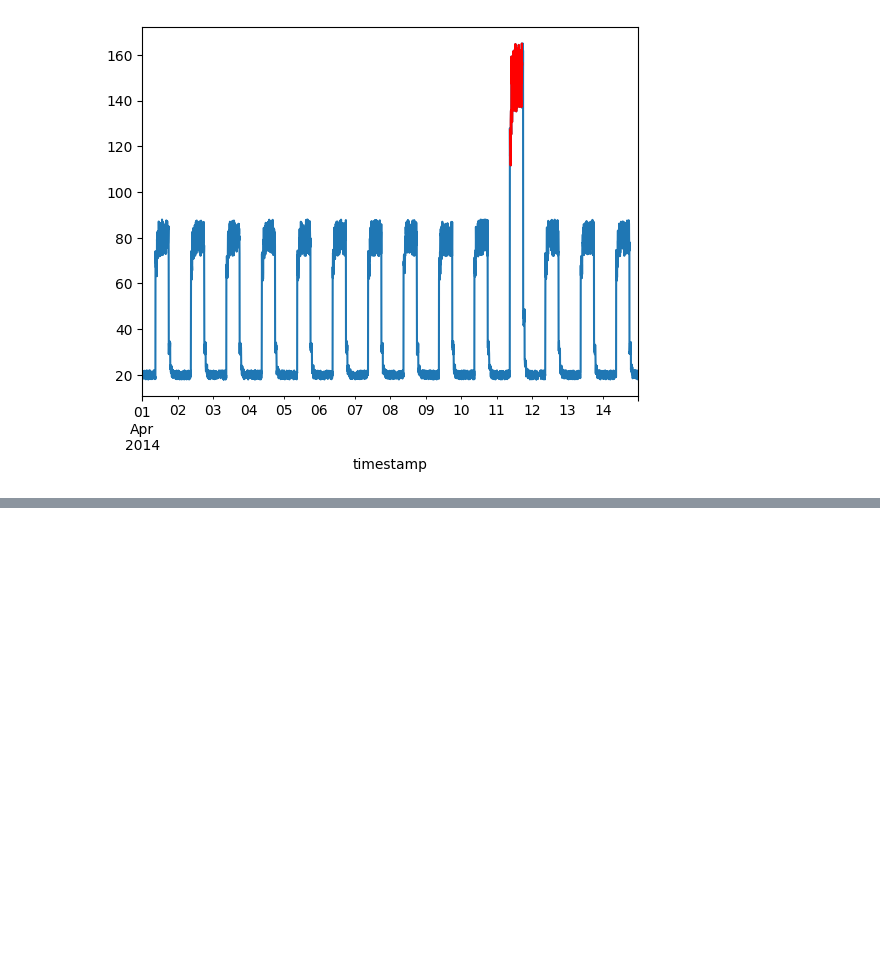
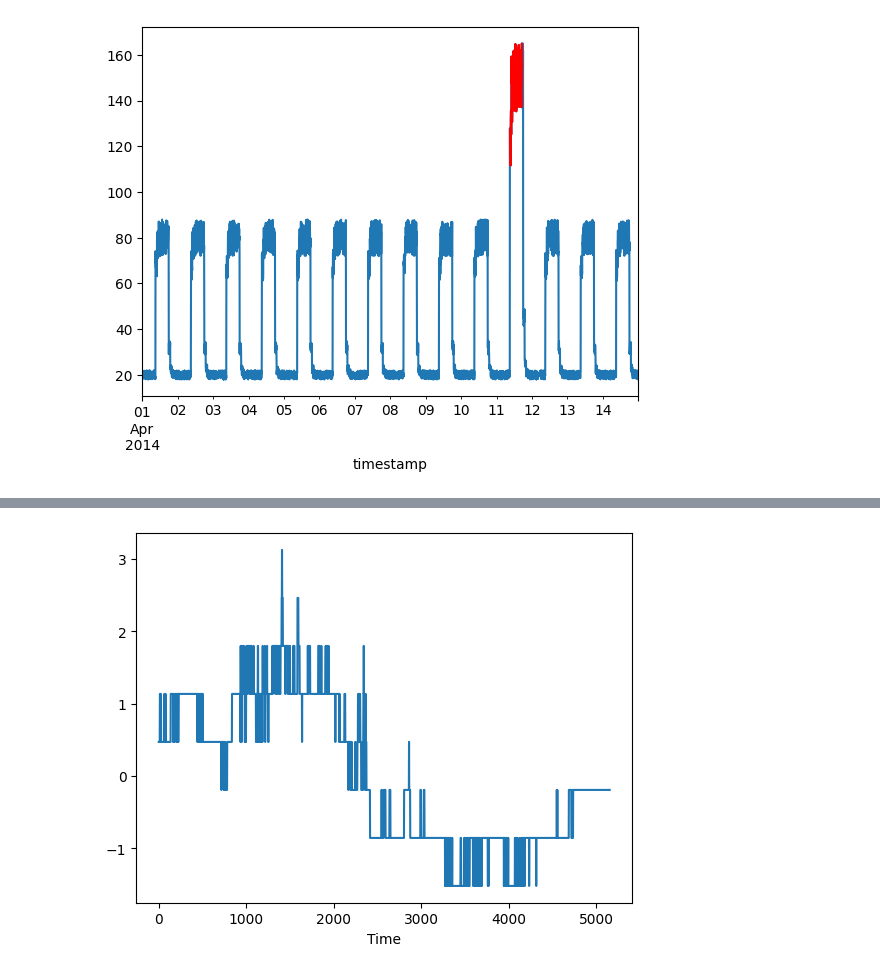
Before and after one commit to KiranHosein/ArduinoProj, a Jupyter notebook: Anomaly_Detection/test.ipynb, the cells around one changed output, grey strips where cells are left out. Saved outputs shown, nothing was run; the diff lists cells and outputs as text; code cells hidden in the pictures; blank space fills up the shorter version.

```diff
--- a/Anomaly_Detection/test.ipynb
+++ b/Anomaly_Detection/test.ipynb
@@ -257,0 +332,5 @@ plt.show()
+# %%
+h_mean = df_th["H"].mean()
+h_std = df_th["H"].std()
+df_th["H_standardscaled"] = (df_th["H"] - h_mean) / h_std #standard scaling the training set
+df_th
@@ -257,0 +351,6 @@ plt.show()
+# %%
+fig, ax = plt.subplots()
+df_th.plot(legend=False, ax=ax, x = "Time", y = "H_standardscaled")
+plt.show()
+# %% [output]
+[figure, added]
```
Also changed, not shown: parts of 15 cells of this notebook, 22 other files.
